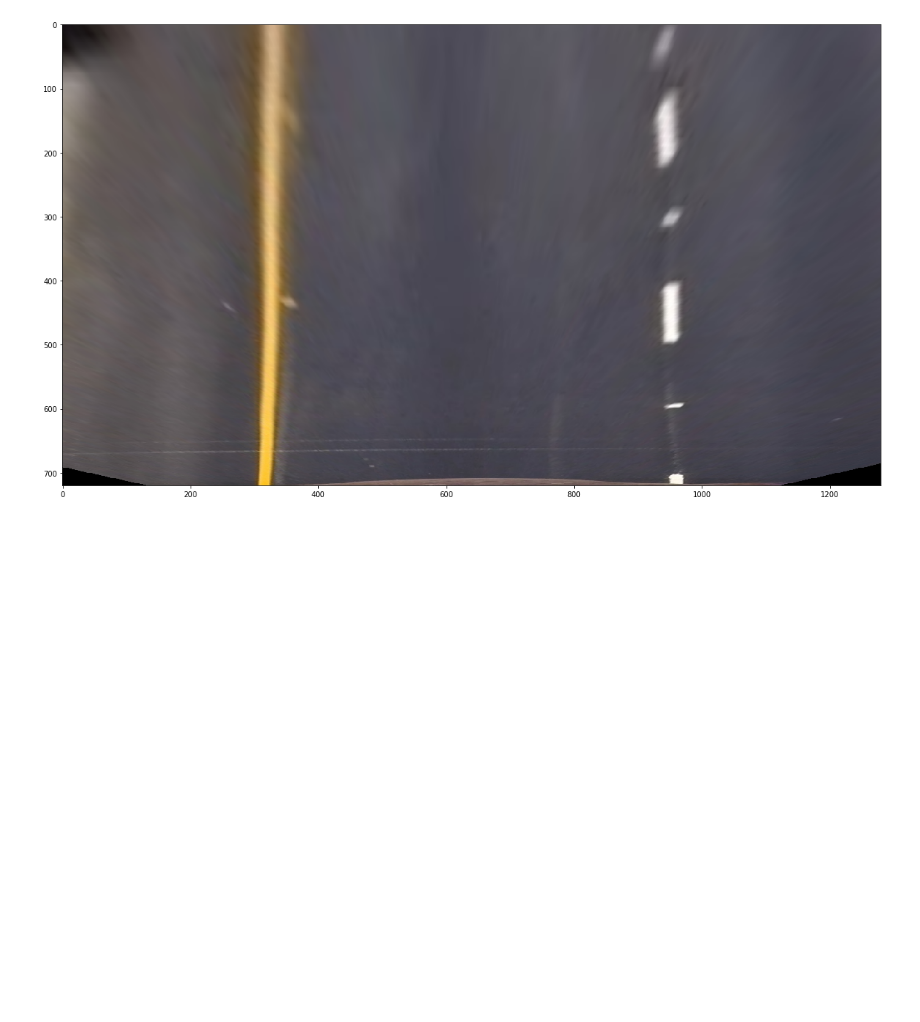
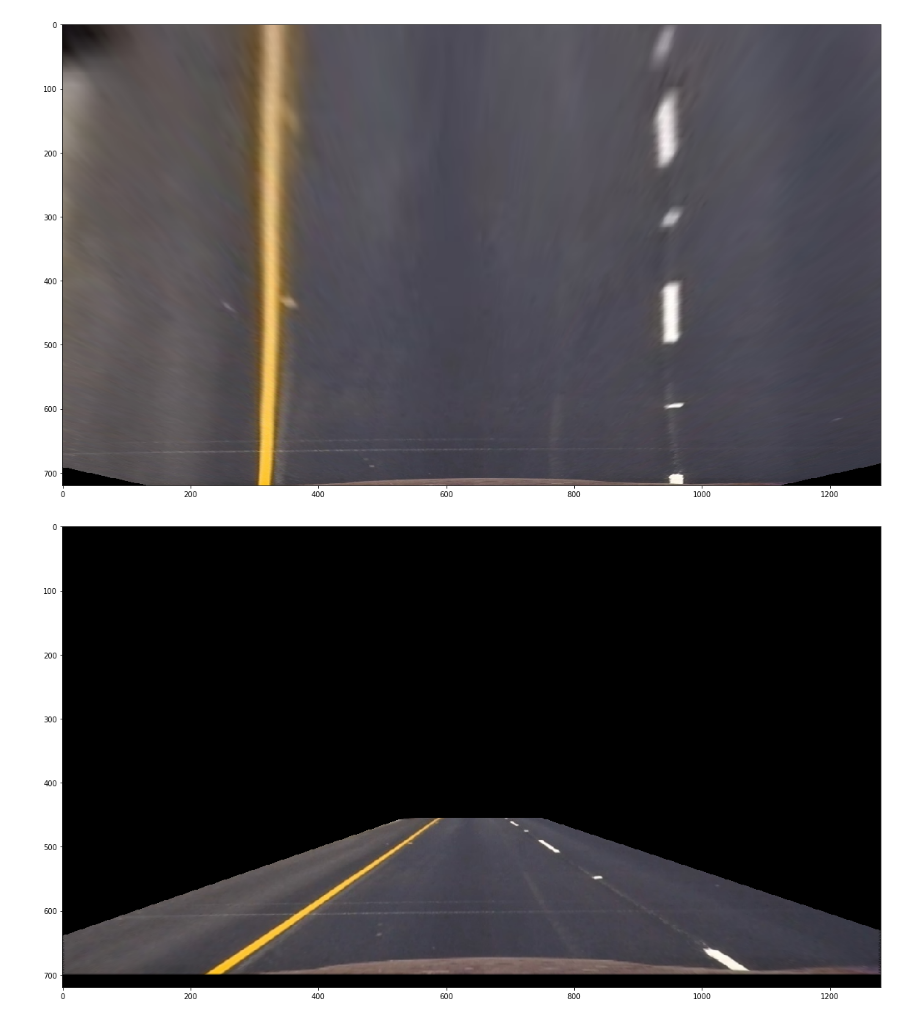
Before and after one commit to Aladdin95/CarND-Advanced-Lane-Lines, a Jupyter notebook: warping.ipynb, the cells around one changed output. Drawn from its saved outputs; the diff is of its cells as text; code cells hidden in the pictures; blank space fills up the shorter version.

Commit message:
saving inverse mantrix unwarping into warp_pickle.p

```diff
--- a/warping.ipynb
+++ b/warping.ipynb
@@ -21,7 +21,7 @@ def view_imgs(imgs, cols=4):
     plt.tight_layout(pad=0, h_pad=0, w_pad=0)
     plt.show()
 # %%
-test_undist_n = glob.glob('test_undist/*.jpg')
+test_undist_n = glob.glob('output_images/test_undist/*.jpg')
 # %%
 test_undist = [mpimg.imread(img_name) for img_name in test_undist_n]
 plt.imshow(test_undist[0])
@@ -49,6 +49,7 @@ pady = 300
 dst = np.float32([(marginx, shape[0]), (marginx, pady), (3*marginx, pady), (3*marginx, shape[0])])
 # %%
 M = cv2.getPerspectiveTransform(src, dst)
+INV_M = cv2.getPerspectiveTransform(dst, src)
 # %%
 warped = cv2.warpPerspective(test_undist[0], M, test_undist[0].shape[1::-1], flags=cv2.INTER_LINEAR)
 # %%
@@ -65 +67,9 @@ warp_pickle["M"] = M
 pickle.dump( warp_pickle, open( "warp_pickle.p", "wb" ) )
+# %%
+w = cv2.warpPerspective(warped, INV_M, test_undist[0].shape[1::-1], flags=cv2.INTER_LINEAR)
+# %%
+plt.figure(figsize= (20,20))
+plt.imshow(w)
+plt.show()
+# %% [output]
+[figure, added]
```
Also changed, not shown: parts of 1 cell of this notebook, 2 other files.
